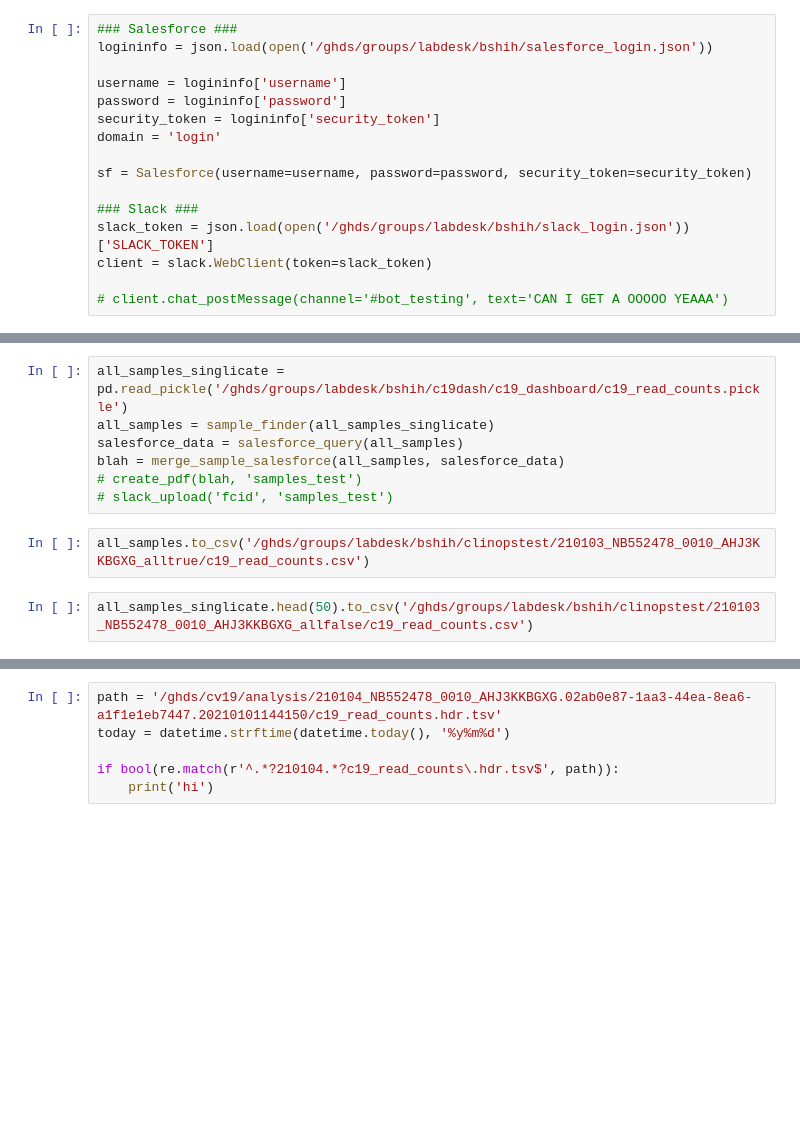
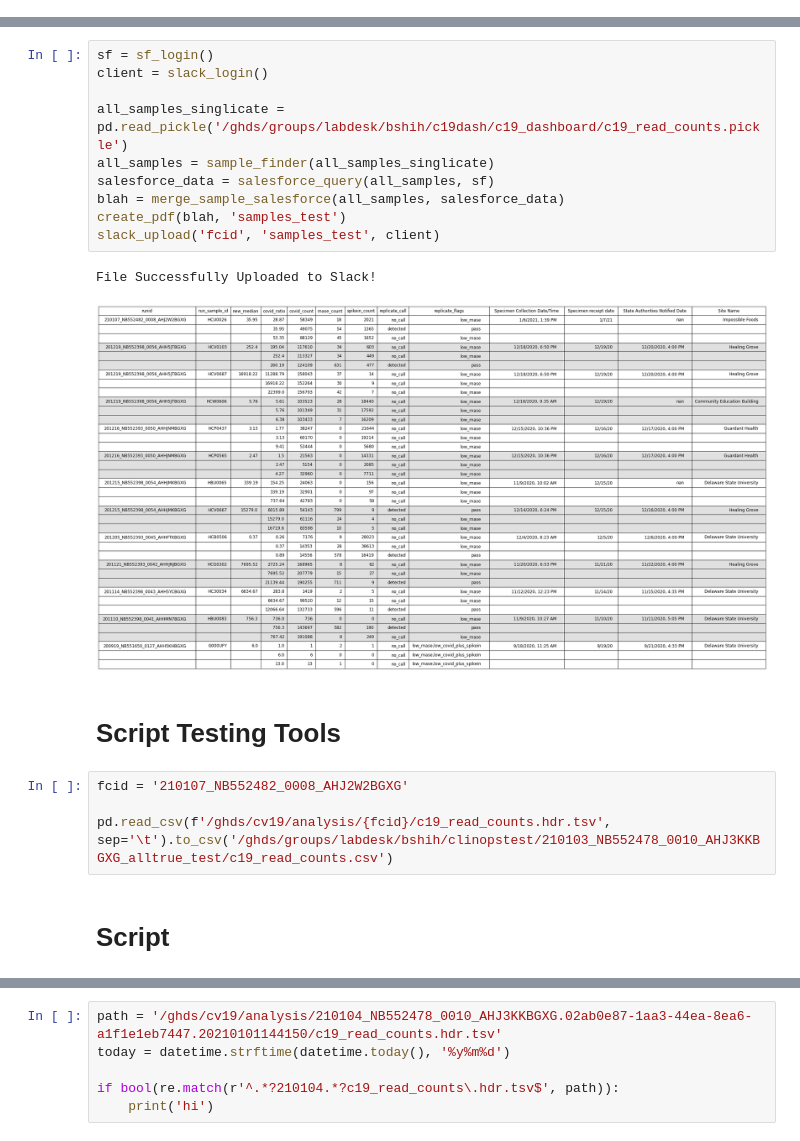
Before and after one commit to gh-bshih/g19_analysis, a Jupyter notebook: clinical_observation/covid positive samples but low-no rnase.ipynb, the cells around one changed output, grey strips where cells are left out. Saved outputs shown, nothing was run; the diff lists cells and outputs as text; blank space fills up the shorter version.

Commit message:
script notebook

```diff
--- a/clinical_observation/covid positive samples but low-no rnase.ipynb
+++ b/clinical_observation/covid positive samples but low-no rnase.ipynb
@@ -14,17 +16 @@ from matplotlib.backends.backend_pdf import PdfPages
-# %%
-### Salesforce ###
-logininfo = json.load(open('/ghds/groups/labdesk/bshih/salesforce_login.json'))
-
-username = logininfo['username']
-password = logininfo['password']
-security_token = logininfo['security_token']
-domain = 'login'
-
-sf = Salesforce(username=username, password=password, security_token=security_token)
-
-### Slack ###
-slack_token = json.load(open('/ghds/groups/labdesk/bshih/slack_login.json'))['SLACK_TOKEN']
-client = slack.WebClient(token=slack_token)
-
-# client.chat_postMessage(channel='#bot_testing', text='CAN I GET A OOOOO YEAAA')
 # %%
@@ -117,16 +138,26 @@ def slack_upload(fcid, file_name):
         assert e.response["error"]  # str like 'invalid_auth', 'channel_not_found'
         print(f"Got an error: {e.response['error']}")
 # %%
+sf = sf_login()
+client = slack_login()
+
 all_samples_singlicate = pd.read_pickle('/ghds/groups/labdesk/bshih/c19dash/c19_dashboard/c19_read_counts.pickle')
 all_samples = sample_finder(all_samples_singlicate)
-salesforce_data = salesforce_query(all_samples)
+salesforce_data = salesforce_query(all_samples, sf)
 blah = merge_sample_salesforce(all_samples, salesforce_data)
-# create_pdf(blah, 'samples_test')
-# slack_upload('fcid', 'samples_test')
+create_pdf(blah, 'samples_test')
+slack_upload('fcid', 'samples_test', client)
+# %% [output]
+File Successfully Uploaded to Slack!
+[figure, added]
+# %% [markdown]
+# Script Testing Tools
 # %%
-all_samples.to_csv('/ghds/groups/labdesk/bshih/clinopstest/210103_NB552478_0010_AHJ3KKBGXG_alltrue/c19_read_counts.csv')
+fcid = '210107_NB552482_0008_AHJ2W2BGXG'
+
+pd.read_csv(f'/ghds/cv19/analysis/{fcid}/c19_read_counts.hdr.tsv', sep='\t').to_csv('/ghds/groups/labdesk/bshih/clinopstest/210103_NB552478_0010_AHJ3KKBGXG_alltrue_test/c19_read_counts.csv')
-# %%
-all_samples_singlicate.head(50).to_csv('/ghds/groups/labdesk/bshih/clinopstest/210103_NB552478_0010_AHJ3KKBGXG_allfalse/c19_read_counts.csv')
+# %% [markdown]
+# Script
 # %%
 import json
 import logging
```
Also changed, not shown: parts of 3 cells of this notebook.
